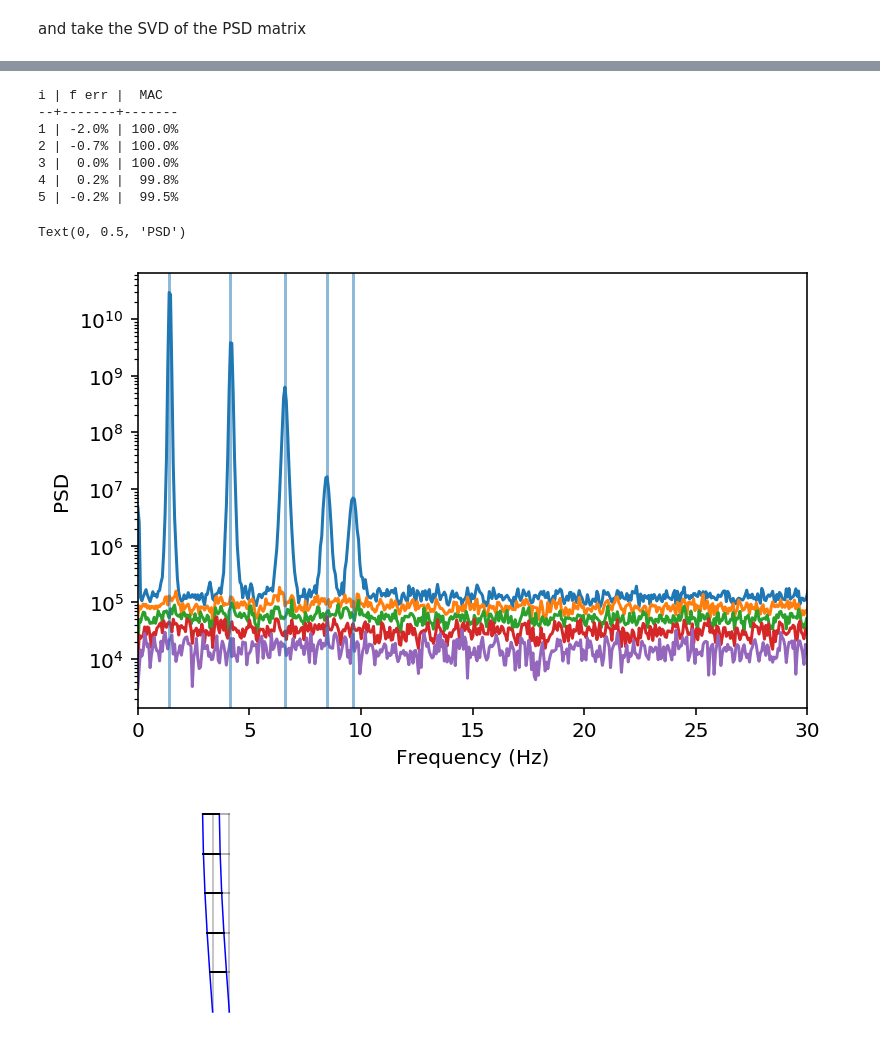
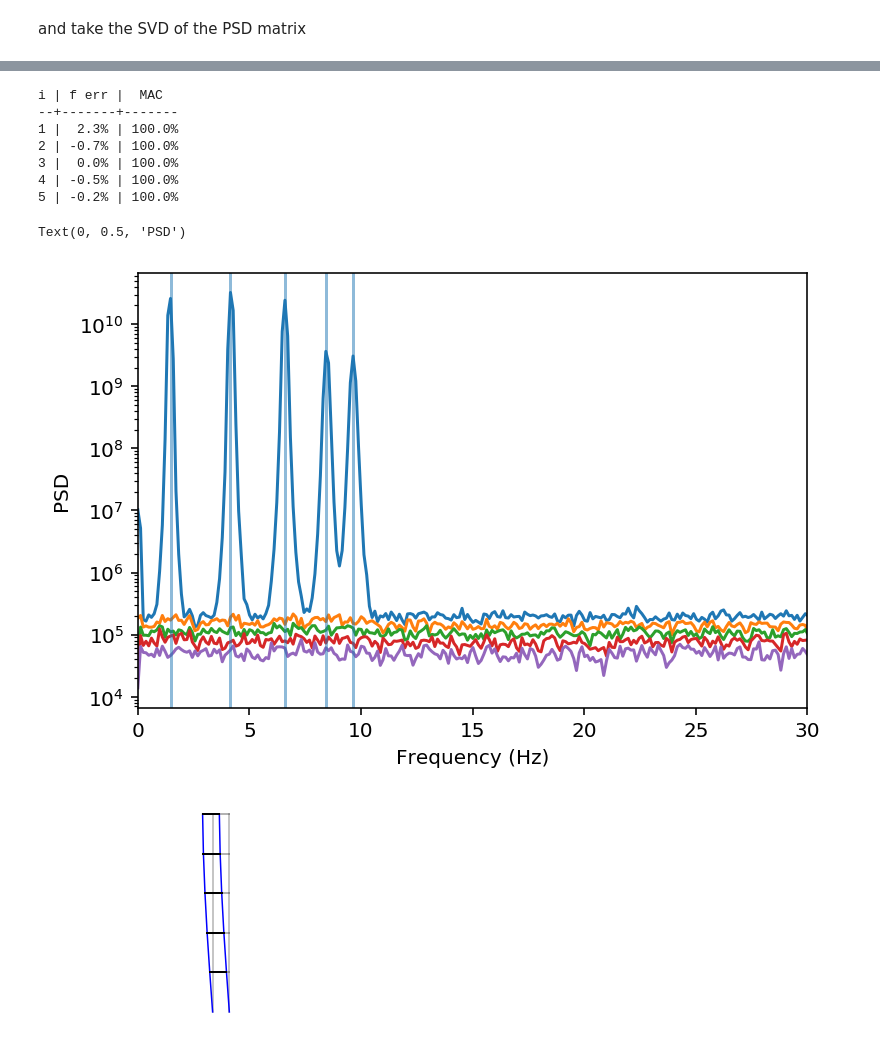
Before and after one commit to Gunnstein/strid, a Jupyter notebook: Frequency domain decomposition.ipynb, the cells around one changed output, grey strips where cells are left out. Cells and saved outputs as stored; diff of their text form; code cells hidden in the pictures.

```diff
--- a/Frequency domain decomposition.ipynb
+++ b/Frequency domain decomposition.ipynb
@@ -31,7 +31,7 @@ from scipy.signal import csd, find_peaks
 First we create a measured signal, we use a shear frame and apply a initial displacement d0 and perform FDD on the free vibration acceleration signal.
 # %%
 sf = strid.utils.ShearFrame(5, 1e3, 1e6)
-sf.set_rayleigh_damping_matrix([5, 20], [.01]*2)
+sf.set_rayleigh_damping_matrix([5, 50], [.01]*2)
 M, C, K = sf.M, sf.C, sf.K
 fs = 500
 dt = 1/fs
@@ -48,7 +48,7 @@ We add some noise to the measure
 # %%
 Am = A + np.random.normal(0, A.std()/20, size=A.shape)
 
-nfft = 2**13
+nfft = 2**12
 fig, axes = plt.subplots(nrows=2, figsize=np.array([1, 2/1.618])*10/2.5)
 for i in range(2):
     Ai, lab = [(Am, "noisy signal"), (A, "signal")][i]
@@ -60,6 +60,5 @@ fig.tight_layout()
 # %% [markdown]
 We then compute the PSD matrix
 # %%
-PSD = np.array([[csd(ai, aj, nperseg=nfft)[1] for aj in Am] for ai in Am]).T
 PSD = strid.utils.find_psd_matrix(Am, nperseg=nfft)
 f = strid.utils.get_frequency_vector(fs, PSD.shape[0])
@@ -81,33 +92,33 @@ Below we see that the error between the estimated and true frequency and the MAC
 # %%
 ks, props = find_peaks(S[:, 0], height=5e5)
 plt.figure(dpi=144)
 plt.semilogy(f, S)
 print("i | {0:^5s} | {1:^6s}".format("f err", "MAC"))
 print("-"*2 + "+" + "-"*7 + "+" + "-"*7)
 res = []
 for i, k in enumerate(ks):
     plt.axvline(f[k], alpha=.5)
     f_est = f[k]
-    f_true = sf.find_natural_frequency(i+1) / (2*np.pi)
+    f_true = sf.get_natural_frequency(i+1) / (2*np.pi)
     err_f = (f_est - f_true)/f_true
-    q_true = sf.find_mode_shape(i+1)
+    q_true = sf.get_mode_shape(i+1)
     q_est = Q[k, 0]
     res.append((f_est, q_est.real))
     MAC = strid.utils.find_modal_assurance_criterion(q_true, q_est)
     print(f"{i+1} | {err_f:>5.1%} | {MAC:>6.1%}")
 plt.xlim(0, 30)
 plt.xlabel("Frequency (Hz)")
 plt.ylabel("PSD")
 # %% [output]
 i | f err |  MAC
 --+-------+-------
-1 | -2.0% | 100.0%
+1 |  2.3% | 100.0%
 2 | -0.7% | 100.0%
 3 |  0.0% | 100.0%
-4 |  0.2% |  99.8%
-5 | -0.2% |  99.5%
+4 | -0.5% | 100.0%
+5 | -0.2% | 100.0%
 Text(0, 0.5, 'PSD')
-[figure, old version]
+[figure, new version]
 # %%
 w = .1
 for fi, qi in res:
```
Also changed, not shown: parts of 18 cells of this notebook, 4 other files.
